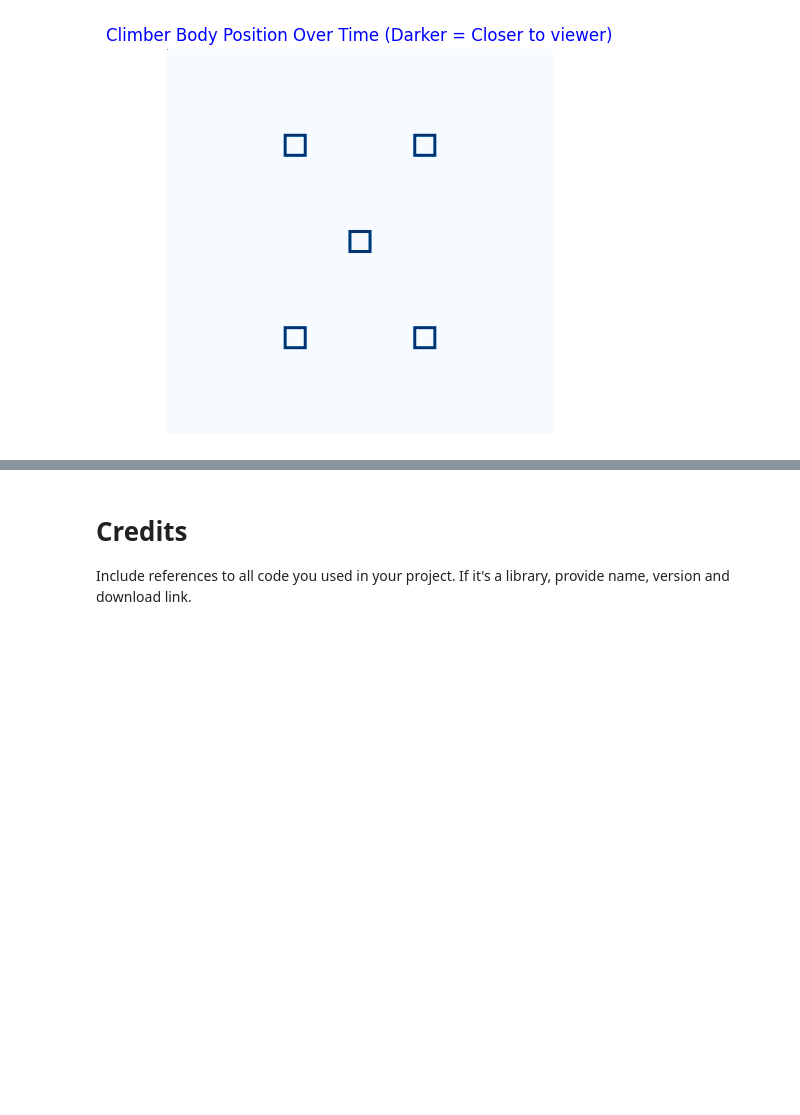
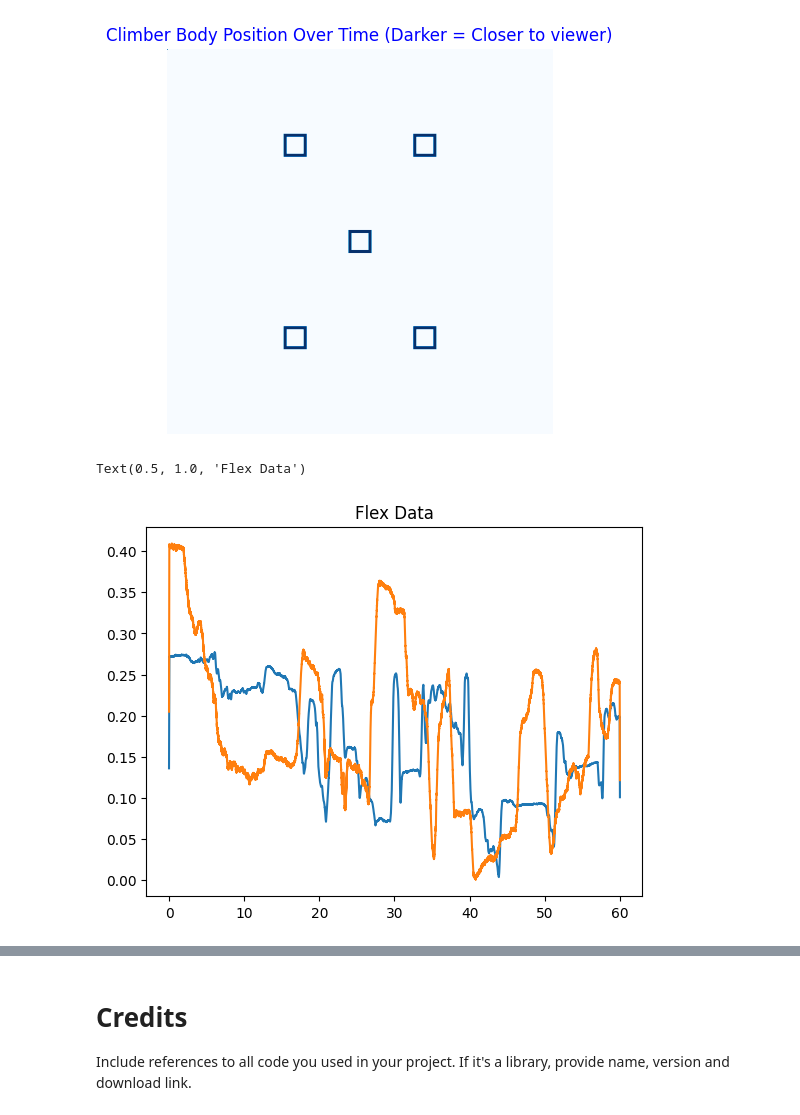
Before and after one commit to tobin-ford/CSCI-250-Capstone, a Jupyter notebook: CAP_Report.ipynb, the cells around one changed output, grey strips where cells are left out. Cells and saved outputs as stored; diff of their text form; code cells hidden in the pictures; blank space fills up the shorter version.

```diff
--- a/CAP_Report.ipynb
+++ b/CAP_Report.ipynb
@@ -334,3 +336,45 @@ HTML(golMovieA.to_html5_video()) # HTML 5 (use on RPi)
 # %% [output]
 [interactive output not drawn]
 [figure]
+# %%
+import numpy as np
+import matplotlib.pyplot as plt
+import pandas as pd
+
+flex_path = 'flexSensors4.npy'
+pressure_path = 'pressureSensors2.npy'
+accelerometers_path = 'accelerometers.npy'
+flex_null_path = 'flexSensors_baseline.npy'
+flex_full_path = 'flexSensors_full_bend.npy'
+
+acclData = np.load(accelerometers_path)
+flexData = np.load(flex_path)
+flexNull = np.load(flex_null_path)
+flexFull = np.load(flex_full_path)
+presData = np.load(pressure_path)
+
+# peg minimum value of flex data to 0, could smooth the data firsts to avoid the manual shift
+normalized_0 = np.subtract(flexData[:,1], np.min(flexData[:,1]))
+normalized_1 = np.subtract(flexData[:,2], np.min(flexData[:,2]))
+normalized_1 = np.subtract(normalized_1, 0.05) # manual shift, ideally wouldn't have to do this but theres some weird minimum value messing up our shift
+
+def convolve_smooth(
+    arr : np.ndarray,
+    window_size : int = 128,
+    )-> np.ndarray:
+
+    kernel = np.ones(window_size) / window_size
+    res = np.convolve(arr, kernel, mode='same')
+    return res
+
+# smooth data after peg minimum value to 0
+smoothe_0 = convolve_smooth(normalized_0)
+smoothe_1 = convolve_smooth(normalized_1)
+
+# plot
+plt.plot(flexData[:,0], smoothe_0)
+plt.plot(flexData[:,0], smoothe_1)
+plt.title("Flex Data")
+# %% [output]
+Text(0.5, 1.0, 'Flex Data')
+[figure, added]
```
Also changed, not shown: parts of 10 cells of this notebook.
